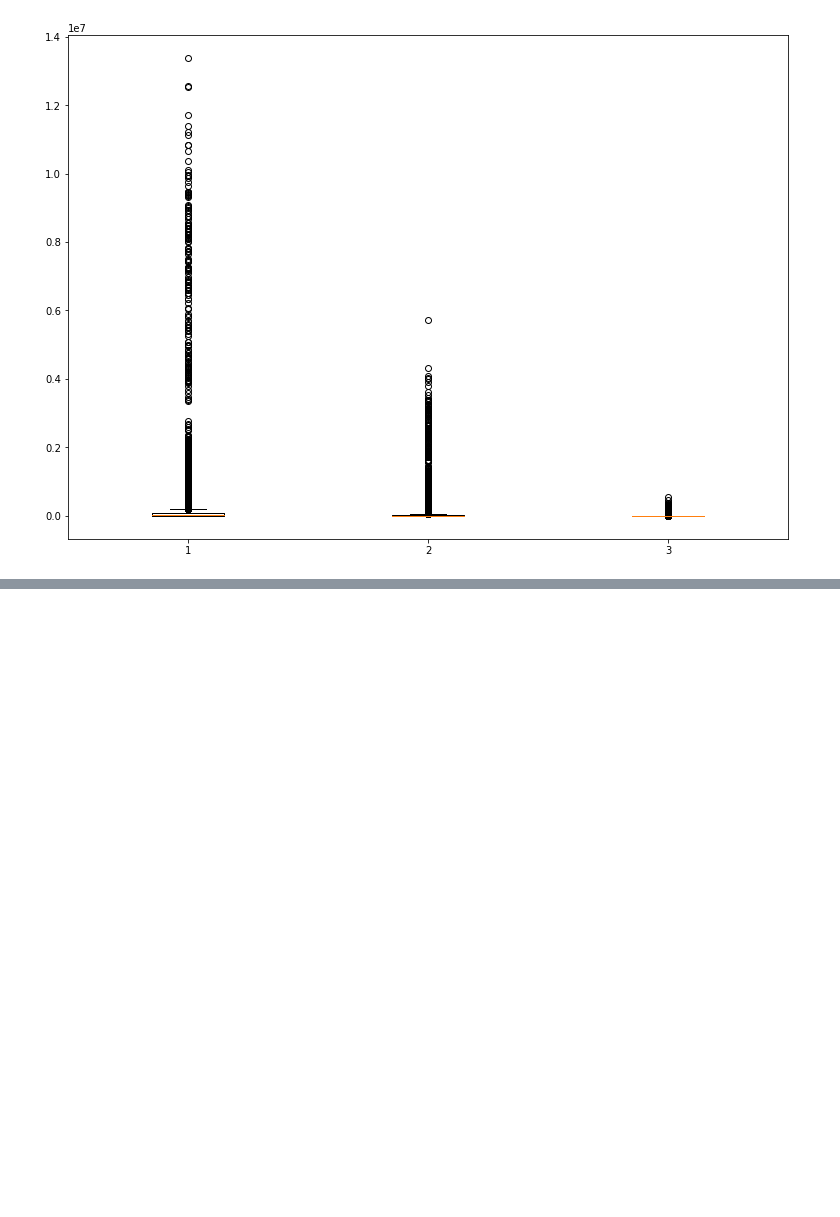
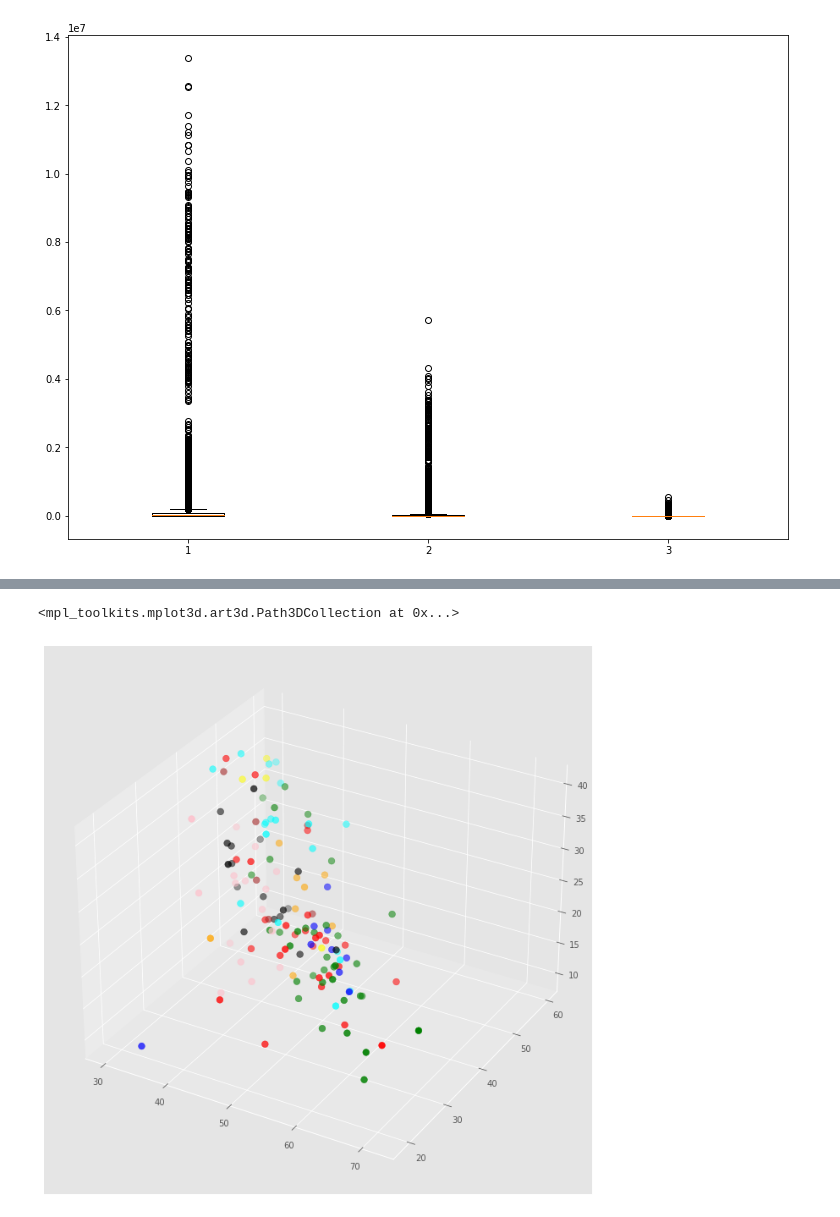
Before and after one commit to sergioruiz/arte-de-analitica, a Jupyter notebook: ElArteDeLaAnalitica.ipynb, the cells around one changed output, grey strips where cells are left out. Cells and saved outputs as stored; diff of their text form; code cells hidden in the pictures; blank space fills up the shorter version.

```diff
--- a/ElArteDeLaAnalitica.ipynb
+++ b/ElArteDeLaAnalitica.ipynb
@@ -200,0 +312,6 @@ plt.show()
+# %%
+X = np.array(dataframe[["op", "ex", "ag"]])
+y = np.array(dataframe['categoria'])
+#y = np.array(dataframe['year'])
+X.shape
+y
@@ -200,0 +326,12 @@ plt.show()
+# %%
+fig = plt.figure()
+ax = Axes3D(fig)
+colores=['blue','red','green','blue','cyan','yellow','orange','black','pink','brown','purple']
+asignar = []
+for row in y:
+    asignar.append(colores[row])
+    #asignar.append(colores[row-2015])
+ax.scatter(X[:,0], X[:,1], X[:,2], c=asignar, s=60)
+# %% [output]
+<mpl_toolkits.mplot3d.art3d.Path3DCollection at 0x...>
+[figure, added]
```
Also changed, not shown: parts of 26 cells of this notebook.
